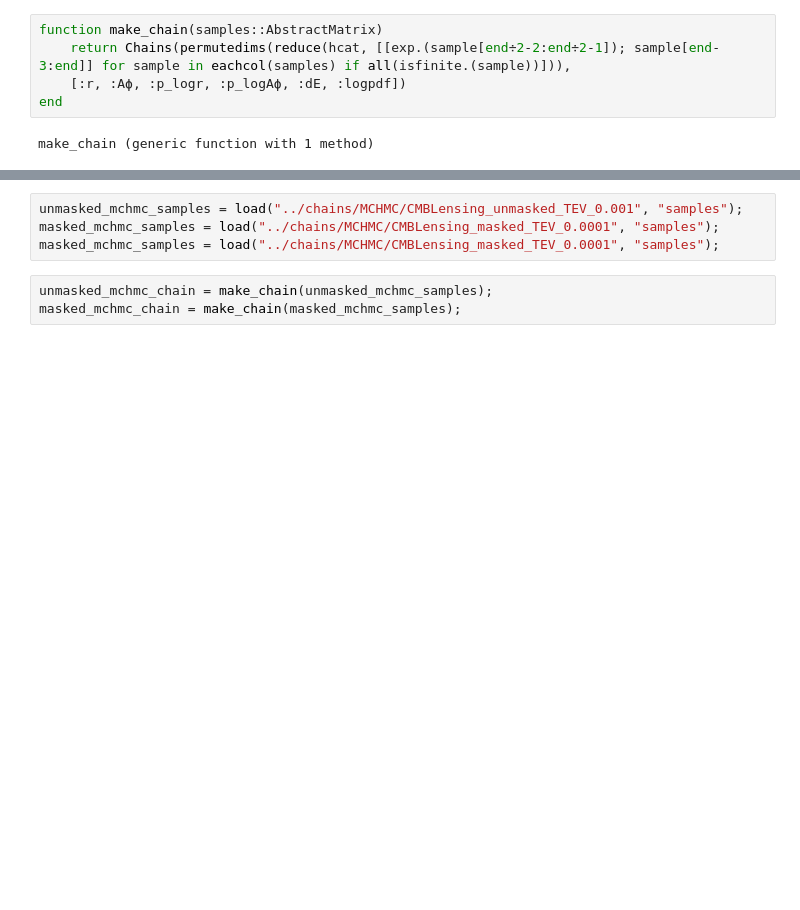
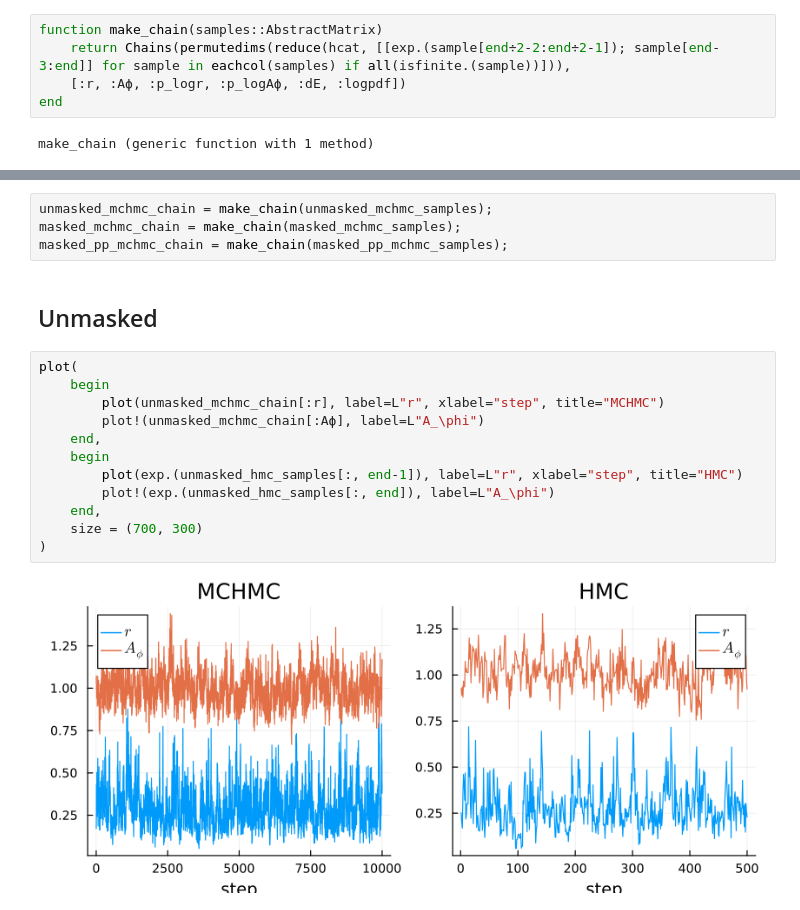
Before and after one commit to JaimeRZP/CMBLensing_MicroCanonicalHMC.jl, a Jupyter notebook: examples/Plotting.ipynb, the cells around one changed output, grey strips where cells are left out. Cells and saved outputs as stored; diff of their text form; blank space fills up the shorter version.

```diff
--- a/examples/Plotting.ipynb
+++ b/examples/Plotting.ipynb
@@ -34,7 +57,20 @@ masked_hmc_samples = load("../chains/HMC/CMBLensing_masked", "_samples_hmc");
-# %%
-unmasked_mchmc_samples = load("../chains/MCHMC/CMBLensing_unmasked_TEV_0.001", "samples");
-masked_mchmc_samples = load("../chains/MCHMC/CMBLensing_masked_TEV_0.0001", "samples");
-masked_mchmc_samples = load("../chains/MCHMC/CMBLensing_masked_TEV_0.0001", "samples");
 # %%
 unmasked_mchmc_chain = make_chain(unmasked_mchmc_samples);
 masked_mchmc_chain = make_chain(masked_mchmc_samples);
+masked_pp_mchmc_chain = make_chain(masked_pp_mchmc_samples);
+# %% [markdown]
+## Unmasked
+# %%
+plot(
+    begin
+        plot(unmasked_mchmc_chain[:r], label=L"r", xlabel="step", title="MCHMC")
+        plot!(unmasked_mchmc_chain[:Aϕ], label=L"A_\phi")
+    end,
+    begin
+        plot(exp.(unmasked_hmc_samples[:, end-1]), label=L"r", xlabel="step", title="HMC")
+        plot!(exp.(unmasked_hmc_samples[:, end]), label=L"A_\phi")
+    end,
+    size = (700, 300)
+)
+# %% [output]
+[figure, added]
```
Also changed, not shown: parts of 30 cells of this notebook.
